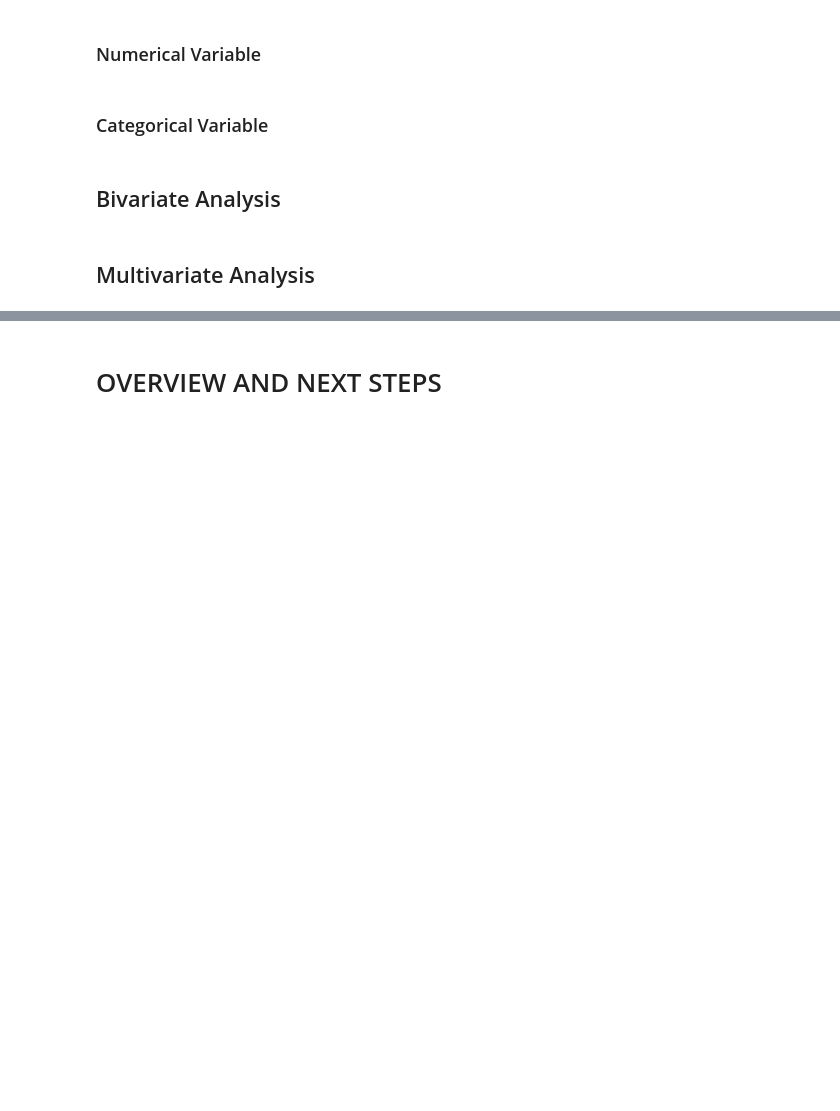
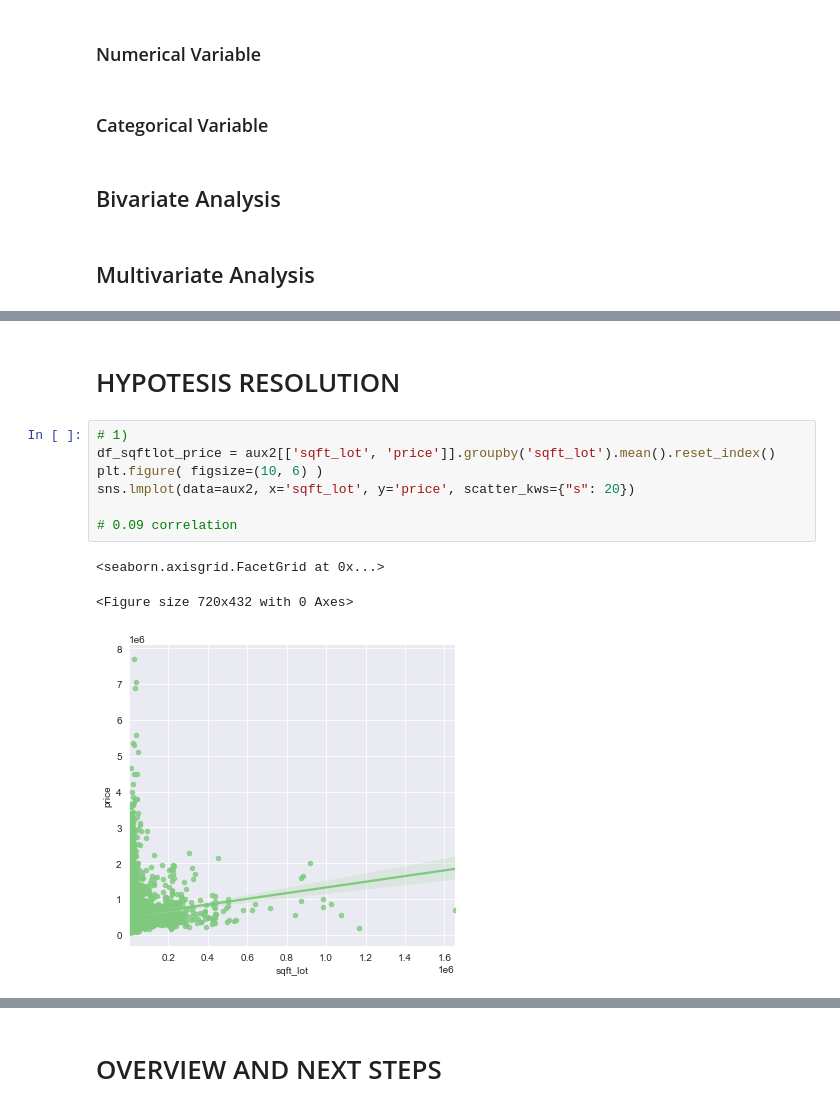
Before and after one commit to rodrigomm92/king_county_house_sales, a Jupyter notebook: insight_project_kc_houses.ipynb, the cells around one changed output, grey strips where cells are left out. Saved outputs shown, nothing was run; the diff lists cells and outputs as text; blank space fills up the shorter version.

```diff
--- a/insight_project_kc_houses.ipynb
+++ b/insight_project_kc_houses.ipynb
@@ -154,0 +195,13 @@ m.iloc[:,1:]
+# %% [markdown]
+# HYPOTESIS RESOLUTION
+# %%
+# 1)
+df_sqftlot_price = aux2[['sqft_lot', 'price']].groupby('sqft_lot').mean().reset_index()
+plt.figure( figsize=(10, 6) )
+sns.lmplot(data=aux2, x='sqft_lot', y='price', scatter_kws={"s": 20})
+
+# 0.09 correlation
+# %% [output]
+<seaborn.axisgrid.FacetGrid at 0x...>
+<Figure size 720x432 with 0 Axes>
+[figure, added]
```
Also changed, not shown: parts of 30 cells of this notebook.
